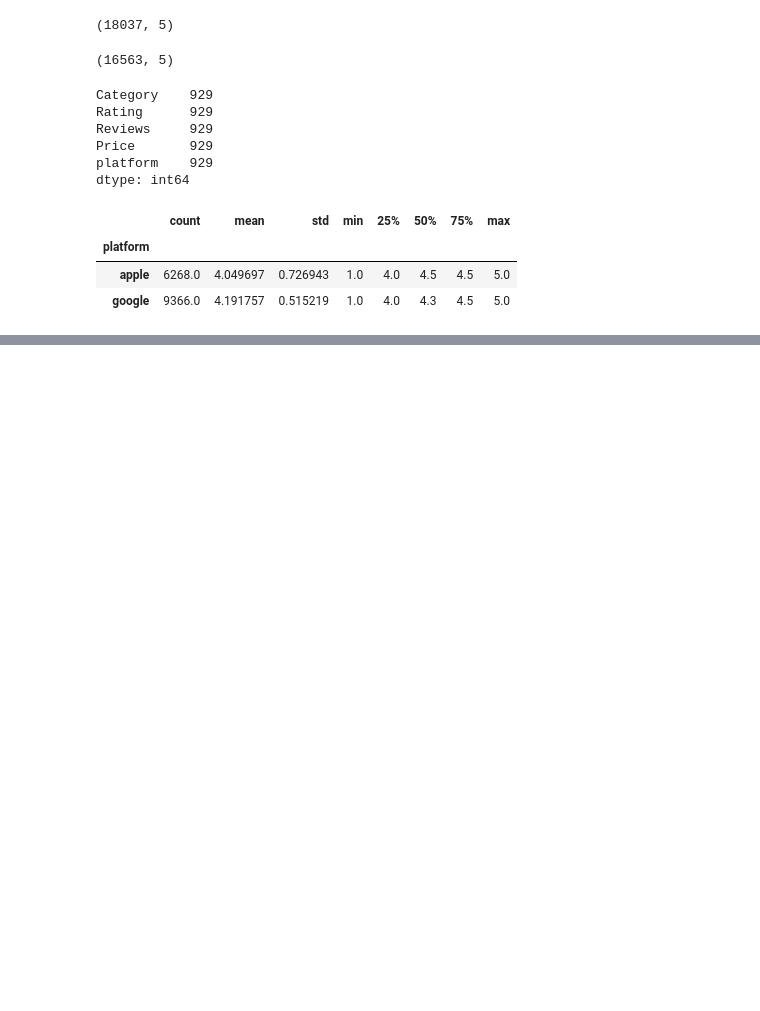
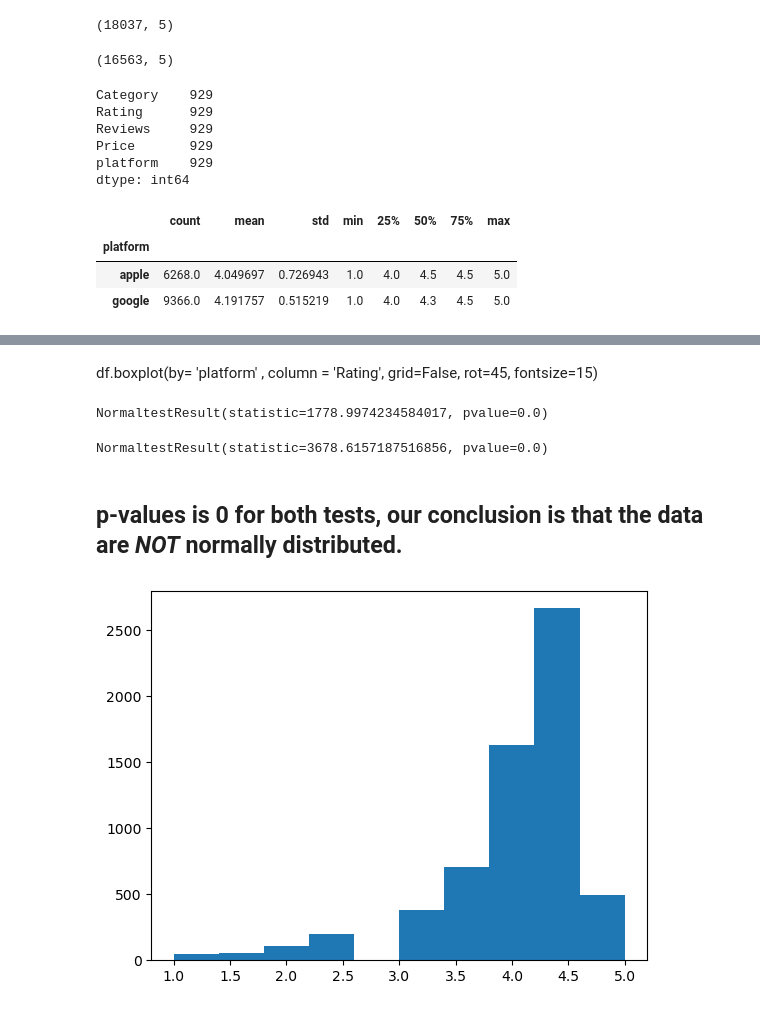
Before and after one commit to asiyashakeel78/Spring-Board, a Jupyter notebook: Asiya Tier 1 Google and Apple Review project.ipynb, the cells around one changed output, grey strips where cells are left out. Cells and saved outputs as stored; diff of their text form; code cells hidden in the pictures; blank space fills up the shorter version.

```diff
--- a/Asiya Tier 1 Google and Apple Review project.ipynb
+++ b/Asiya Tier 1 Google and Apple Review project.ipynb
@@ -160,0 +156,21 @@ df.boxplot(by= 'platform' , column = 'Rating', grid=False, rot=45, fontsize=15)
+# %% [markdown]
+df.boxplot(by= 'platform' , column = 'Rating', grid=False, rot=45, fontsize=15)
+# %%
+apple = df[df['platform'] == 'apple']['Rating']
+google = df[df['platform']== 'google']['Rating']
+# %%
+apple_normal = stats.normaltest(apple)
+print(apple_normal)
+# %% [output]
+NormaltestResult(statistic=1778.9974234584017, pvalue=0.0)
+# %%
+google_normal = stats.normaltest(google)
+print(google_normal)
+# %% [output]
+NormaltestResult(statistic=3678.6157187516856, pvalue=0.0)
+# %% [markdown]
+## p-values is 0 for both tests, our conclusion is that the data are ___NOT___ normally distributed.
+# %%
+histoApple = plt.hist(apple)
+# %% [output]
+[figure, added]
```
Also changed, not shown: parts of 14 cells of this notebook.
